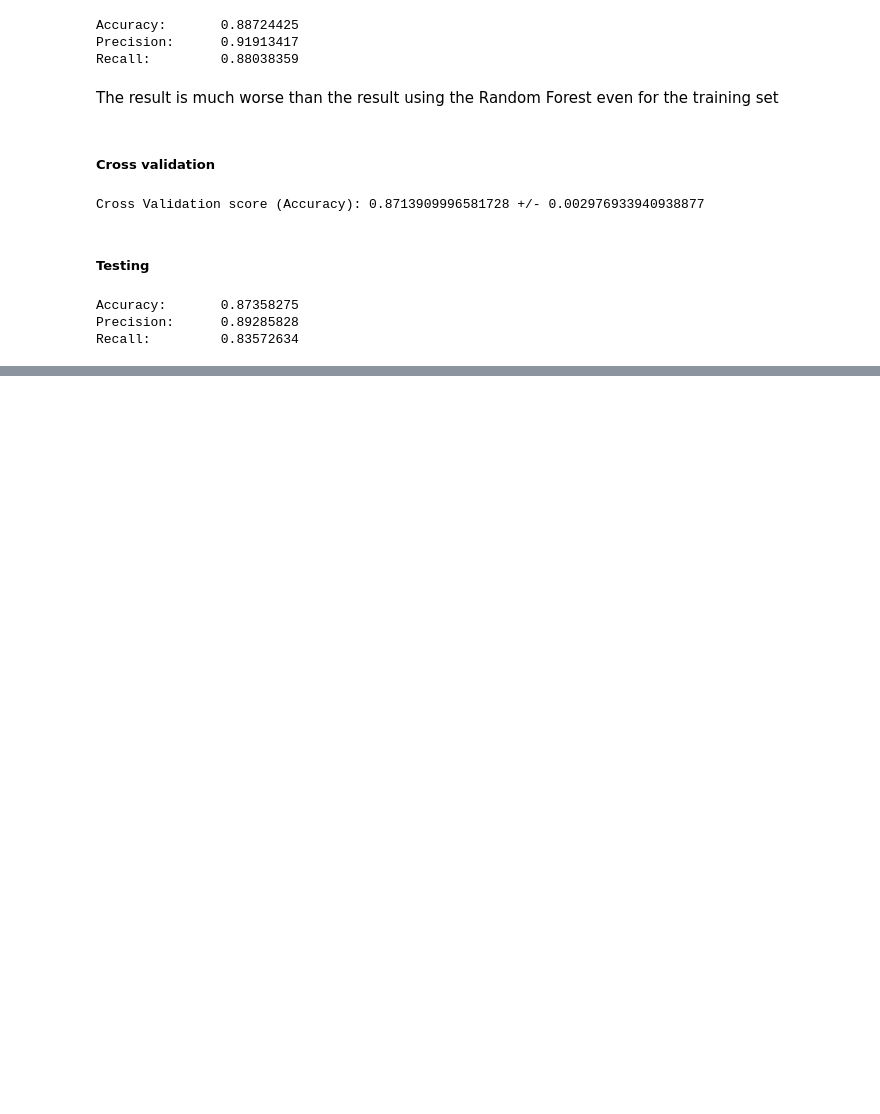
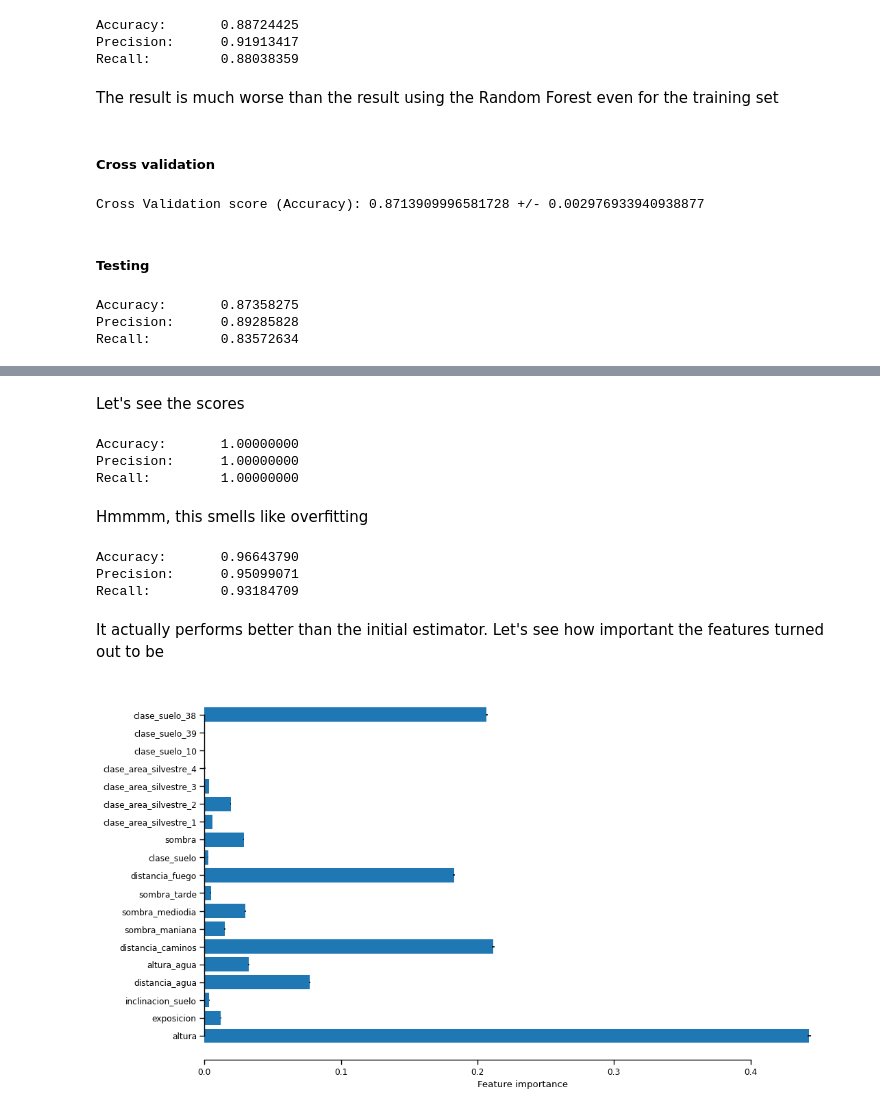
Before and after one commit to studentenherz/MLF_Vegetation, a Jupyter notebook: notebooks/model_training.ipynb, the cells around one changed output, grey strips where cells are left out. Cells and saved outputs as stored; diff of their text form; code cells hidden in the pictures; blank space fills up the shorter version.

Commit message:
Perform grid search on RF

```diff
--- a/notebooks/model_training.ipynb
+++ b/notebooks/model_training.ipynb
@@ -288,0 +296,11 @@ Recall:         0.83572634
+# %%
+from sklearn.model_selection import GridSearchCV
+
+param_grid = [
+	{'bootstrap': [True, False], 'n_estimators': [5, 10, 50], 'max_features': [4, 7, 14, 19]},
+]
+
+rf_gscv_classifier = RandomForestClassifier(n_jobs=-1, random_state=1234)
+
+grid_search = GridSearchCV(rf_gscv_classifier, param_grid, cv=10, n_jobs=-1, return_train_score=True, verbose=2.5)
+grid_search.fit(prep_data, target)
@@ -288,0 +349,2 @@ Recall:         0.83572634
+# %%
+best_model = grid_search.best_estimator_
@@ -288,0 +354,41 @@ Recall:         0.83572634
+# %% [markdown]
+Let's see the scores
+# %%
+best_model_pred = best_model.predict(prep_data)
+
+tacc = accuracy_score(target.to_numpy(), best_model_pred)
+tprec = precision_score(target.to_numpy(), best_model_pred, average='macro')
+trec = recall_score(target.to_numpy(), best_model_pred, average='macro')
+
+print(f'Accuracy:\t{tacc:.8f}\nPrecision:\t{tprec:.8f}\nRecall:\t\t{trec:.8f}')
+# %% [output]
+Accuracy:       1.00000000
+Precision:      1.00000000
+Recall:         1.00000000
+# %% [markdown]
+Hmmmm, this smells like overfitting
+# %%
+best_model_test_pred = best_model.predict(prep_test)
+
+tacc = accuracy_score(test_target.to_numpy(), best_model_test_pred)
+tprec = precision_score(test_target.to_numpy(), best_model_test_pred, average='macro')
+trec = recall_score(test_target.to_numpy(), best_model_test_pred, average='macro')
+
+print(f'Accuracy:\t{tacc:.8f}\nPrecision:\t{tprec:.8f}\nRecall:\t\t{trec:.8f}')
+# %% [output]
+Accuracy:       0.96643790
+Precision:      0.95099071
+Recall:         0.93184709
+# %% [markdown]
+It actually performs better than the initial estimator. Let's see how important the features turned out to be
+# %%
+r = permutation_importance(best_model, prep_test, test_target, n_repeats=30, random_state=1234)
+
+fig, ax = plt.subplots(figsize=(12, 7))
+sns.set_context('paper')
+
+ax.barh(features, r.importances_mean, xerr=r.importances_std)
+ax.set_xlabel('Feature importance')
+sns.despine(trim=True)
+# %% [output]
+[figure, added]
```
Also changed, not shown: parts of 7 cells of this notebook, 1 other file.
